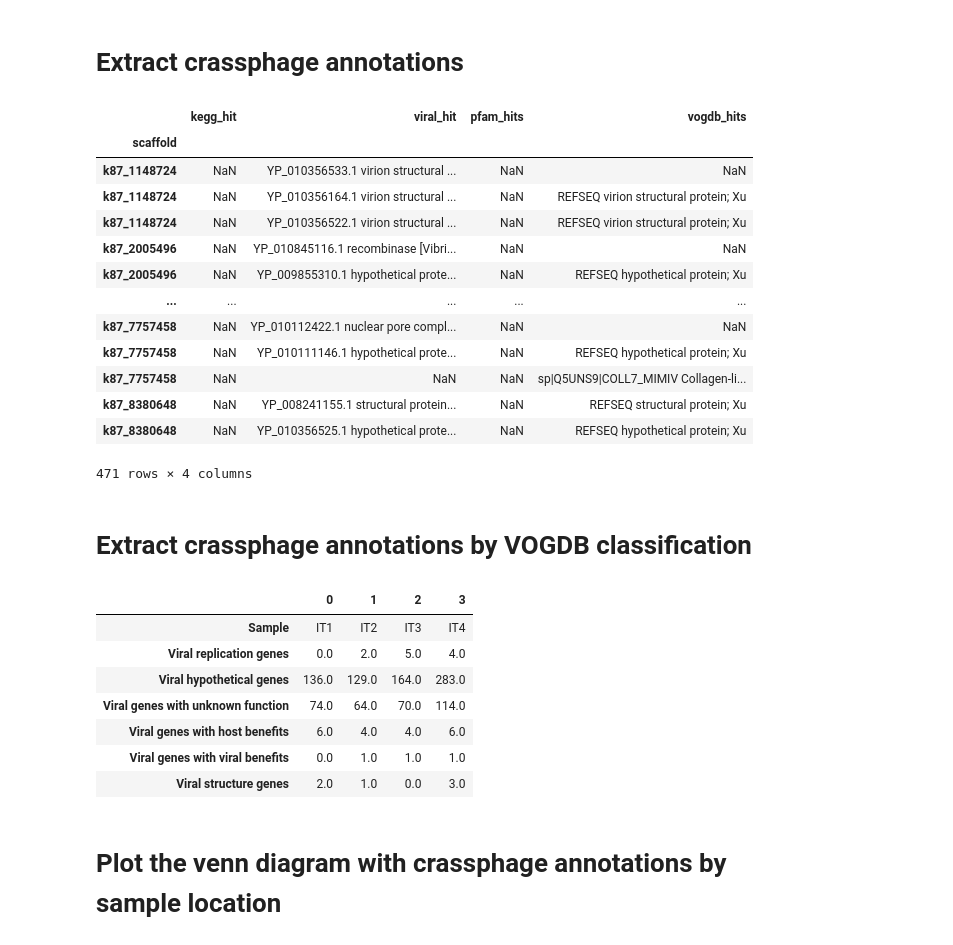
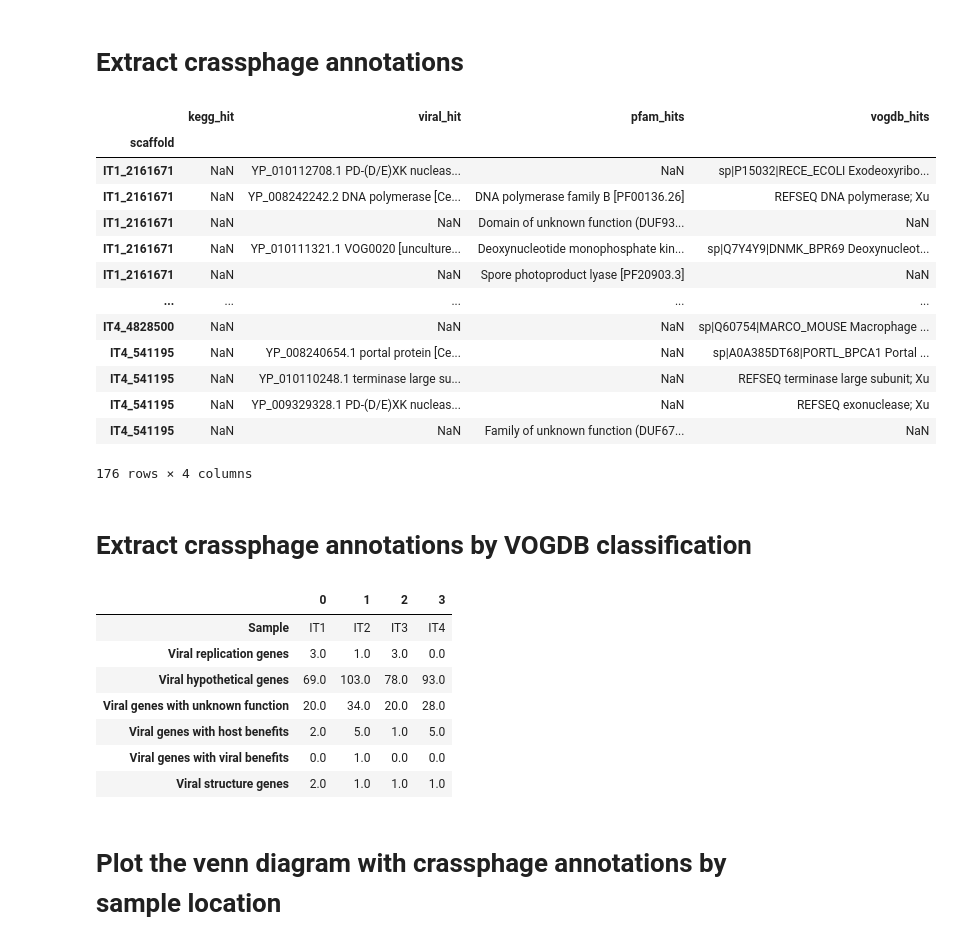
Before and after one commit to labgm/Crassphage_Analysis_Amazon_River_Martins_et_al, a Jupyter notebook: 04_annotation_processing/annot_process.ipynb, the cells around one changed output. Saved outputs shown, nothing was run; the diff lists cells and outputs as text; code cells hidden in the pictures.

```diff
--- a/04_annotation_processing/annot_process.ipynb
+++ b/04_annotation_processing/annot_process.ipynb
@@ -3,14 +3,15 @@
 # %%
 import pandas as pd
 
-DRAM_results_folder="/home/davidmartins/Documentos/Viral_analysis/DRAMv"
-crass_list_folder="/home/davidmartins/Documentos/Viral_analysis/genomad"
+DRAM_results_folder="/home/davidmartins/Documentos/viral_analysis_v2/DRAMv"
+crass_list_folder="/home/davidmartins/Documentos/viral_analysis_v2/genomad"
 
 def renameScaffold(string):
     string = string.split('-')[0]
     return string
 
-df = pd.read_csv(f'{DRAM_results_folder}/IT1_vs2/annotations.tsv',sep='\t')
+
+df = pd.read_csv(f'{DRAM_results_folder}/IT1/annotations.tsv',sep='\t')
 df['scaffold'] = df['scaffold'].apply(renameScaffold)
 to_maintain= pd.read_csv(f'{crass_list_folder}/IT1_crass_contigs.txt',names=['contig'])
 df = df[df['scaffold'].isin(to_maintain['contig'])]
@@ -18,53 +19,55 @@ df = df[['scaffold','kegg_hit','viral_hit','pfam_hits','vogdb_hits']]
 df= df.set_index('scaffold')
 # Drop rows where all elements are NaN
 df1 = df.dropna(how='all')
+df1.index = df1.index.str.replace('k127', f'IT1')
 
-df = pd.read_csv(f'{DRAM_results_folder}/IT2_vs2/annotations.tsv',sep='\t')
+df = pd.read_csv(f'{DRAM_results_folder}/IT2/annotations.tsv',sep='\t')
 df['scaffold'] = df['scaffold'].apply(renameScaffold)
 to_maintain= pd.read_csv(f'{crass_list_folder}/IT2_crass_contigs.txt',names=['contig'])
 df = df[df['scaffold'].isin(to_maintain['contig'])]
 df = df[['scaffold','kegg_hit','viral_hit','pfam_hits','vogdb_hits']]
 df= df.set_index('scaffold')
 # Drop rows where all elements are NaN
 df2 = df.dropna(how='all')
+df2.index = df2.index.str.replace('k127', f'IT2')
 
-
-df = pd.read_csv(f'{DRAM_results_folder}/IT3_vs2/annotations.tsv',sep='\t')
+df = pd.read_csv(f'{DRAM_results_folder}/IT3/annotations.tsv',sep='\t')
 df['scaffold'] = df['scaffold'].apply(renameScaffold)
 to_maintain= pd.read_csv(f'{crass_list_folder}/IT3_crass_contigs.txt',names=['contig'])
 df = df[df['scaffold'].isin(to_maintain['contig'])]
 df = df[['scaffold','kegg_hit','viral_hit','pfam_hits','vogdb_hits']]
 df= df.set_index('scaffold')
 # Drop rows where all elements are NaN
 df3 = df.dropna(how='all')
+df3.index = df3.index.str.replace('k127', f'IT3')
 
-
-df = pd.read_csv(f'{DRAM_results_folder}/IT4_vs2/annotations.tsv',sep='\t')
+df = pd.read_csv(f'{DRAM_results_folder}/IT4/annotations.tsv',sep='\t')
 df['scaffold'] = df['scaffold'].apply(renameScaffold)
 to_maintain= pd.read_csv(f'{crass_list_folder}/IT4_crass_contigs.txt',names=['contig'])
 df = df[df['scaffold'].isin(to_maintain['contig'])]
 df = df[['scaffold','kegg_hit','viral_hit','pfam_hits','vogdb_hits']]
 df= df.set_index('scaffold')
 # Drop rows where all elements are NaN
 df4 = df.dropna(how='all')
+df4.index = df4.index.str.replace('k127', f'IT4')
 
 final = pd.concat([df1,df2,df3,df4])
 final
 # %% [output]
 |  | kegg_hit | viral_hit | pfam_hits | vogdb_hits |
 | scaffold |  |  |  |  |
-| k87_1148724 | NaN | YP_010356533.1 virion structural ... | NaN | NaN |
-| k87_1148724 | NaN | YP_010356164.1 virion structural ... | NaN | REFSEQ virion structural protein; Xu |
-| k87_1148724 | NaN | YP_010356522.1 virion structural ... | NaN | REFSEQ virion structural protein; Xu |
-| k87_2005496 | NaN | YP_010845116.1 recombinase [Vibri... | NaN | NaN |
-| k87_2005496 | NaN | YP_009855310.1 hypothetical prote... | NaN | REFSEQ hypothetical protein; Xu |
+| IT1_2161671 | NaN | YP_010112708.1 PD-(D/E)XK nucleas... | NaN | sp|P15032|RECE_ECOLI Exodeoxyribo... |
+| IT1_2161671 | NaN | YP_008242242.2 DNA polymerase [Ce... | DNA polymerase family B [PF00136.26] | REFSEQ DNA polymerase; Xu |
+| IT1_2161671 | NaN | NaN | Domain of unknown function (DUF93... | NaN |
+| IT1_2161671 | NaN | YP_010111321.1 VOG0020 [unculture... | Deoxynucleotide monophosphate kin... | sp|Q7Y4Y9|DNMK_BPR69 Deoxynucleot... |
+| IT1_2161671 | NaN | NaN | Spore photoproduct lyase [PF20903.3] | NaN |
 | ... | ... | ... | ... | ... |
-| k87_7757458 | NaN | YP_010112422.1 nuclear pore compl... | NaN | NaN |
-| k87_7757458 | NaN | YP_010111146.1 hypothetical prote... | NaN | REFSEQ hypothetical protein; Xu |
-| k87_7757458 | NaN | NaN | NaN | sp|Q5UNS9|COLL7_MIMIV Collagen-li... |
-| k87_8380648 | NaN | YP_008241155.1 structural protein... | NaN | REFSEQ structural protein; Xu |
-| k87_8380648 | NaN | YP_010356525.1 hypothetical prote... | NaN | REFSEQ hypothetical protein; Xu |
+| IT4_4828500 | NaN | NaN | NaN | sp|Q60754|MARCO_MOUSE Macrophage ... |
+| IT4_541195 | NaN | YP_008240654.1 portal protein [Ce... | NaN | sp|A0A385DT68|PORTL_BPCA1 Portal ... |
+| IT4_541195 | NaN | YP_010110248.1 terminase large su... | NaN | REFSEQ terminase large subunit; Xu |
+| IT4_541195 | NaN | YP_009329328.1 PD-(D/E)XK nucleas... | NaN | REFSEQ exonuclease; Xu |
+| IT4_541195 | NaN | NaN | Family of unknown function (DUF67... | NaN |
-471 rows × 4 columns
+176 rows × 4 columns
 # %% [markdown]
 # Extract crassphage annotations by VOGDB classification
 # %%
@@ -76,12 +79,11 @@ def renameScaffold(string):
 # Define a function to process each sample
 def process_sample(sample):
     # Read the data for the sample
-    df = pd.read_csv(f'{DRAM_results_folder}/{sample}_vs2/dramv-distill/vMAG_stats.tsv', sep='\t')
+    df = pd.read_csv(f'{DRAM_results_folder}/{sample}/vMAG_stats.tsv', sep='\t')
     df.rename(columns={'Unnamed: 0': 'contig_id'}, inplace=True)
     df = df[['contig_id', 'Viral replication genes', 'Viral hypothetical genes', 'Viral genes with unknown function',
              'Viral genes with host benefits', 'Viral genes with viral benefits', 'Viral structure genes']]
     df['contig_id'] = df['contig_id'].apply(renameScaffold)
-
     # Filter to maintain only relevant contigs
     to_maintain = pd.read_csv(f'{crass_list_folder}/{sample}_crass_contigs.txt', names=['contig'])
     df = df[df['contig_id'].isin(to_maintain['contig'])]
@@ -110,18 +112,17 @@ for sample in samples:
 # Concatenate all summaries into a single DataFrame
 final_summary = pd.concat(summary_dataframes, ignore_index=True)
 final_summary = final_summary.T
+#final_summary.to_csv('crass_gene_summary.tsv', sep='\t')
 final_summary
-
-final_summary
 # %% [output]
 |  | 0 | 1 | 2 | 3 |
 | Sample | IT1 | IT2 | IT3 | IT4 |
-| Viral replication genes | 0.0 | 2.0 | 5.0 | 4.0 |
-| Viral hypothetical genes | 136.0 | 129.0 | 164.0 | 283.0 |
-| Viral genes with unknown function | 74.0 | 64.0 | 70.0 | 114.0 |
-| Viral genes with host benefits | 6.0 | 4.0 | 4.0 | 6.0 |
-| Viral genes with viral benefits | 0.0 | 1.0 | 1.0 | 1.0 |
-| Viral structure genes | 2.0 | 1.0 | 0.0 | 3.0 |
+| Viral replication genes | 3.0 | 1.0 | 3.0 | 0.0 |
+| Viral hypothetical genes | 69.0 | 103.0 | 78.0 | 93.0 |
+| Viral genes with unknown function | 20.0 | 34.0 | 20.0 | 28.0 |
+| Viral genes with host benefits | 2.0 | 5.0 | 1.0 | 5.0 |
+| Viral genes with viral benefits | 0.0 | 1.0 | 0.0 | 0.0 |
+| Viral structure genes | 2.0 | 1.0 | 1.0 | 1.0 |
 # %% [markdown]
 # Plot the venn diagram with crassphage annotations by sample location
 # %% [markdown]
```
Also changed, not shown: parts of 7 cells of this notebook, 9 other files.
